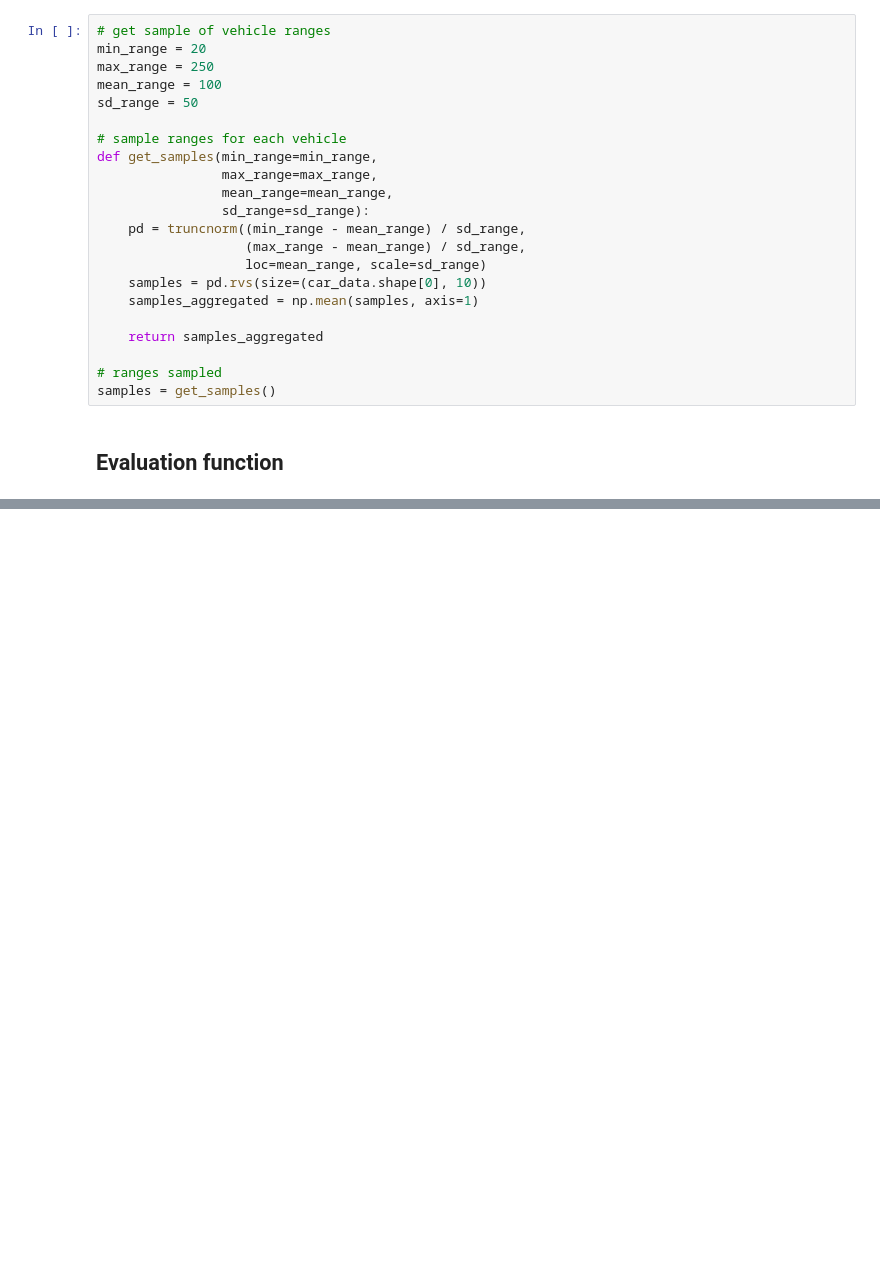
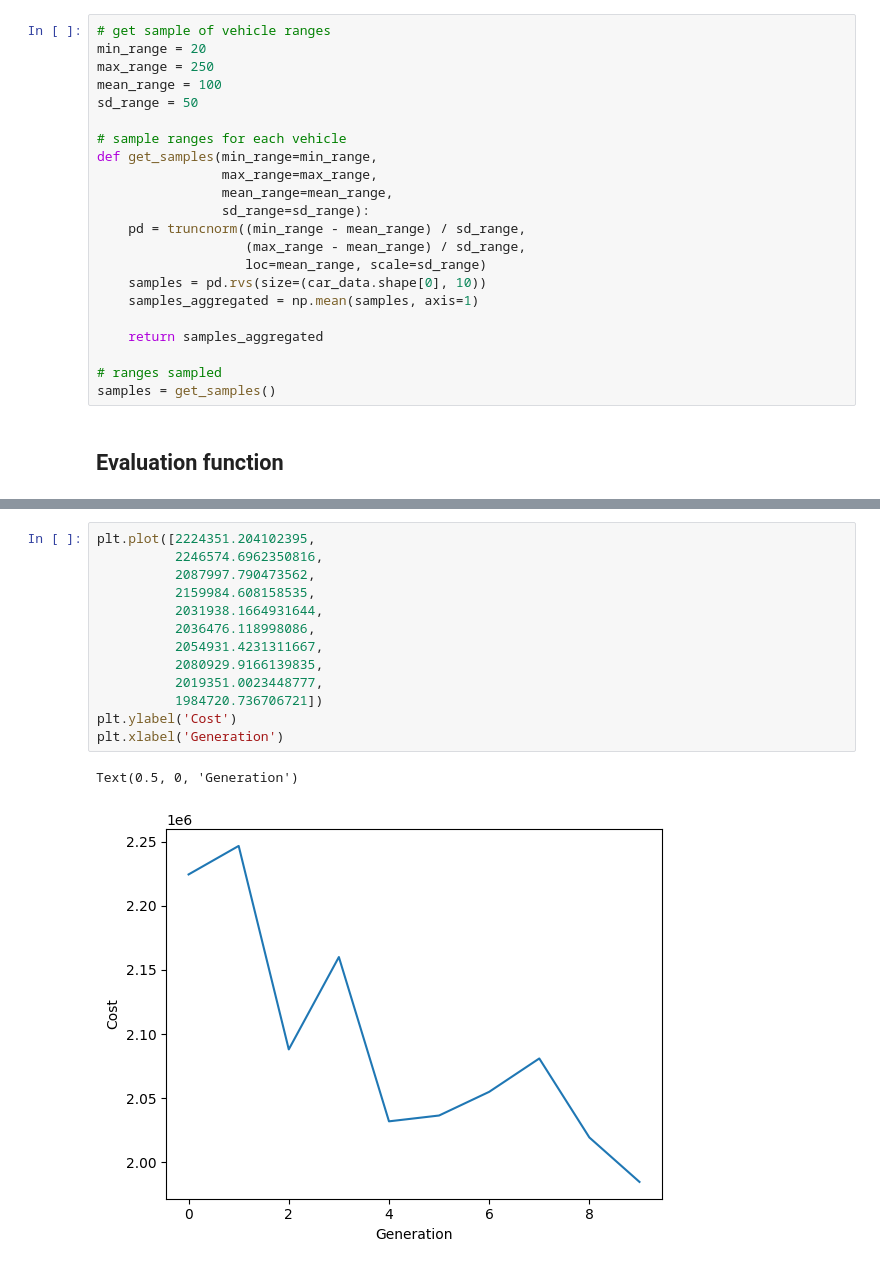
Before and after one commit to ikerforce/mopta, a Jupyter notebook: src/PSO_and_MIP.ipynb, the cells around one changed output, grey strips where cells are left out. Saved outputs shown, nothing was run; the diff lists cells and outputs as text; blank space fills up the shorter version.

```diff
--- a/src/PSO_and_MIP.ipynb
+++ b/src/PSO_and_MIP.ipynb
@@ -274,0 +288,16 @@ array([[0., 0., 0., ..., 0., 0., 0.],
+# %%
+plt.plot([2224351.204102395,
+          2246574.6962350816,
+          2087997.790473562,
+          2159984.608158535,
+          2031938.1664931644,
+          2036476.118998086,
+          2054931.4231311667,
+          2080929.9166139835,
+          2019351.0023448777,
+          1984720.736706721])
+plt.ylabel('Cost')
+plt.xlabel('Generation')
+# %% [output]
+Text(0.5, 0, 'Generation')
+[figure, added]
```
Also changed, not shown: parts of 13 cells of this notebook.
